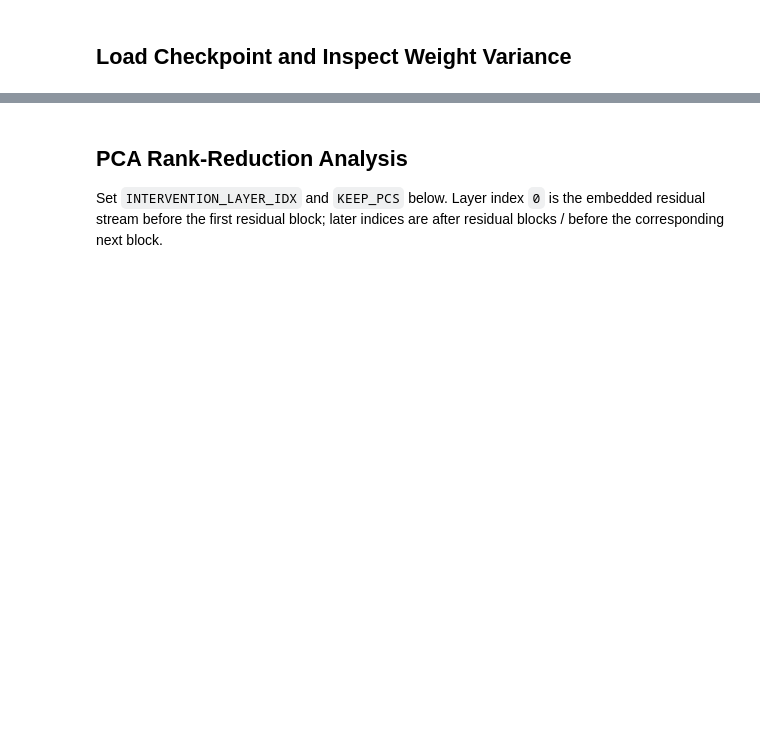
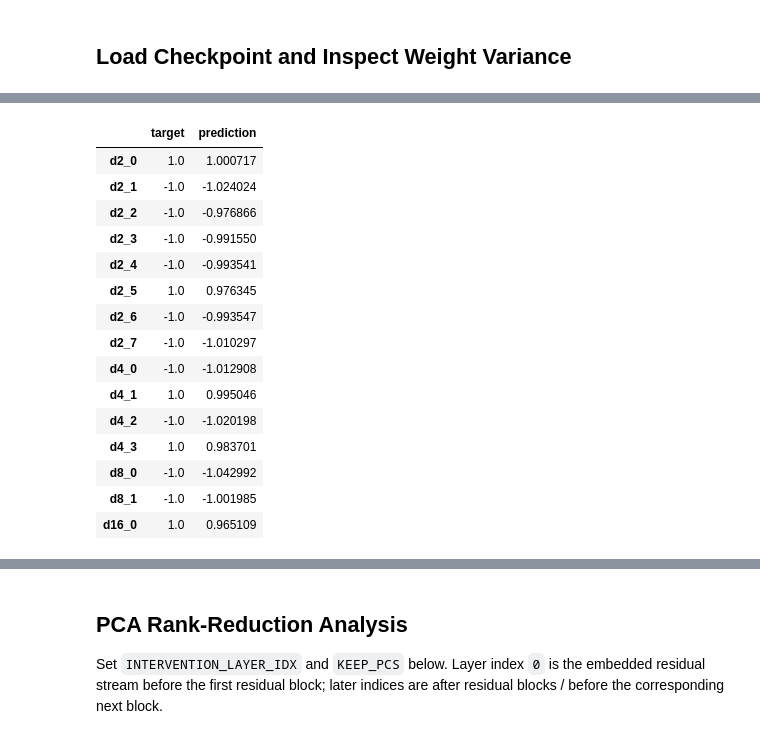
Before and after one commit to labofdoubt/feature-learning-parity-task, a Jupyter notebook: notebooks/colab_parity_experiment.ipynb, the cells around one changed output, grey strips where cells are left out. Drawn from its saved outputs; the diff is of its cells as text; code cells hidden in the pictures; blank space fills up the shorter version.

```diff
--- a/notebooks/colab_parity_experiment.ipynb
+++ b/notebooks/colab_parity_experiment.ipynb
@@ -29,27 +30,28 @@ config = {
         "relevant_dim": 16,
         "N": N,
         "L": 4,
-        "activation": "tanh",
-        "use_readout_barrier": True,
+        "activation": "relu",
+        "use_readout_barrier": False,
+        "embedding_weight_variance": 1.0/32,
         "hidden_weight_variance": 1.0/N,
-        "readout_weight_variance": 1.0/N**2,
+        "readout_weight_variance": 1.0/N,
         "bias": False,
     },
     "training": {
-        "num_steps": 1_000_000,
+        "num_steps": 10_000,
         "test_samples": 20_000,
-        "batch_size": 512,
+        "batch_size": 256,
         "seed": 0,
         "device": "cuda",
         "dtype": "float32",
-        "log_every": 1_000,
-        "checkpoint_every": 10_000,
+        "log_every": 100,
+        "checkpoint_every": 1_000,
         "output_dir": DRIVE_RUN_DIR,
         "barrier_c": None,
         "barrier_lambda": 10.0,
         "optimizer": {
             "name": "adamw",
-            "lr": 1e-3,
+            "lr": 1e-4,
             "weight_decay": 0.0,
             "momentum": 0.0,
             "betas": [0.9, 0.999],
@@ -75,7 +97,7 @@ import torch
 import pandas as pd
 from parity_net.checkpoint import load_checkpoint
 from parity_net.train import resolve_device
-checkpoint_path = Path(DRIVE_RUN_DIR) / "checkpoints" / "final.pt"
+checkpoint_path = Path(DRIVE_RUN_DIR) / "checkpoints" / "step_00010000.pt"
 device = resolve_device(config["training"]["device"])
 model, payload, _ = load_checkpoint(checkpoint_path, device)
 weight_variances = model.weight_variances()
@@ -85,0 +120,45 @@ pd.DataFrame([
+# %%
+from parity_net.data import make_dataset
+from parity_net.train import resolve_dtype
+
+num_inspect_samples = 5
+inspect_batch_size = 32
+
+dtype = resolve_dtype(config["training"]["dtype"])
+inspect_data = make_dataset(
+    inspect_batch_size,
+    config["model"]["input_dim"],
+    config["model"]["relevant_dim"],
+    device,
+    dtype,
+)
+
+model.eval()
+with torch.no_grad():
+    inspect_pred = model(inspect_data.x)
+
+input_columns = [f"x{i}" for i in range(config["model"]["input_dim"])]
+output_columns = [
+    *[f"d2_{i}" for i in range(8)],
+    *[f"d4_{i}" for i in range(4)],
+    *[f"d8_{i}" for i in range(2)],
+    "d16_0",
+]
+
+for sample_idx in range(num_inspect_samples):
+    input_sequence = pd.DataFrame(
+        [inspect_data.x[sample_idx].detach().cpu().numpy().astype(int)],
+        columns=input_columns,
+    )
+    comparison = pd.DataFrame(
+        {
+            "target": inspect_data.y[sample_idx].detach().cpu().numpy(),
+            "prediction": inspect_pred[sample_idx].detach().cpu().numpy(),
+        },
+        index=output_columns,
+    )
+    print(f"Sample {sample_idx}: input sequence")
+    display(input_sequence)
+    print(f"Sample {sample_idx}: targets vs predictions")
+    display(comparison)
+# %% [output]
@@ -85,0 +170,16 @@ pd.DataFrame([
+|  | target | prediction |
+| d2_0 | 1.0 | 1.000717 |
+| d2_1 | -1.0 | -1.024024 |
+| d2_2 | -1.0 | -0.976866 |
+| d2_3 | -1.0 | -0.991550 |
+| d2_4 | -1.0 | -0.993541 |
+| d2_5 | 1.0 | 0.976345 |
+| d2_6 | -1.0 | -0.993547 |
+| d2_7 | -1.0 | -1.010297 |
+| d4_0 | -1.0 | -1.012908 |
+| d4_1 | 1.0 | 0.995046 |
+| d4_2 | -1.0 | -1.020198 |
+| d4_3 | 1.0 | 0.983701 |
+| d8_0 | -1.0 | -1.042992 |
+| d8_1 | -1.0 | -1.001985 |
+| d16_0 | 1.0 | 0.965109 |
```
Also changed, not shown: parts of 9 cells of this notebook, 9 other files.
